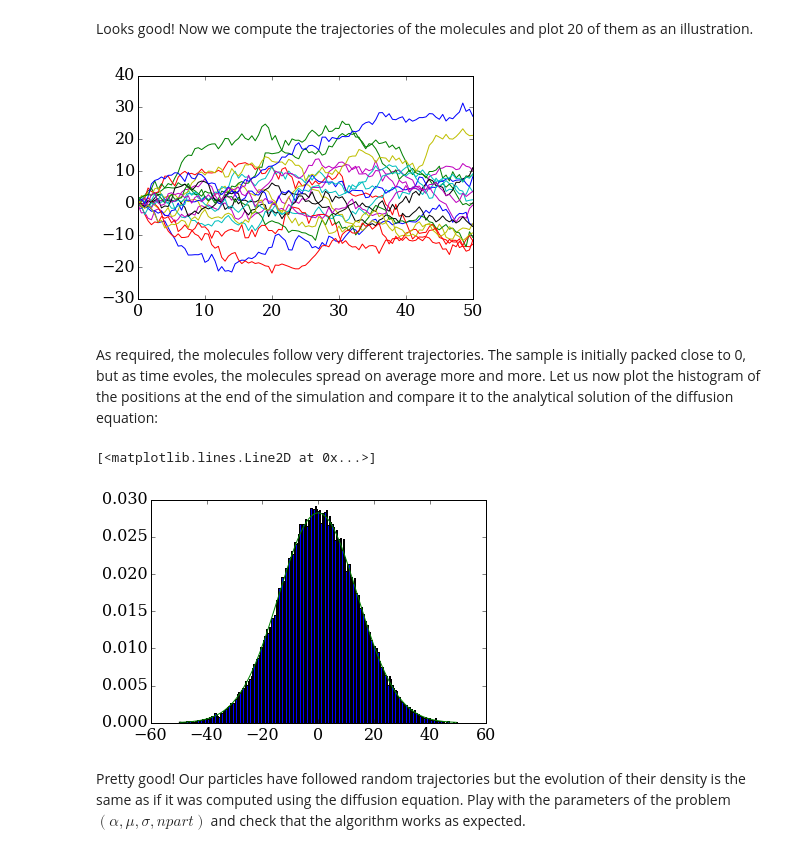
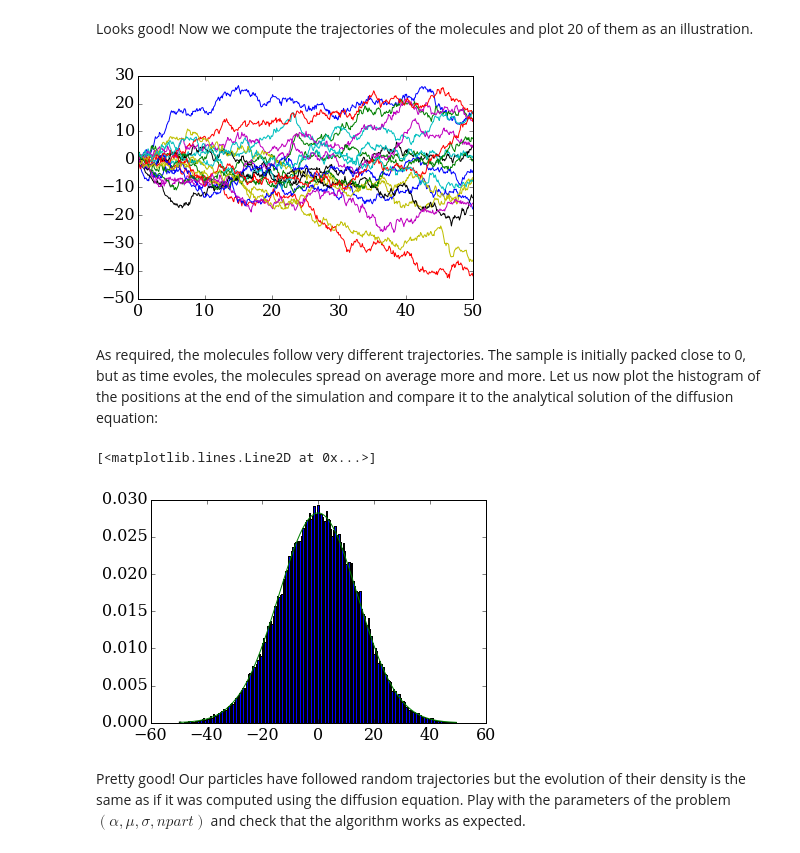
Before and after one commit to numerical-mooc/numerical-mooc, a Jupyter notebook: lessons/06_MonteCarlo/06_03_brownianMotion_2.ipynb, the cells around one changed output. Saved outputs shown, nothing was run; the diff lists cells and outputs as text; code cells hidden in the pictures.

```diff
--- a/lessons/06_MonteCarlo/06_03_brownianMotion_2.ipynb
+++ b/lessons/06_MonteCarlo/06_03_brownianMotion_2.ipynb
@@ -123,22 +125,22 @@ pyplot.plot(bin_centers, numpy.exp(-bin_centers**2/2.0)/numpy.sqrt(2*numpy.pi))
 Looks good! Now we compute the trajectories of the molecules and plot 20 of them as an illustration.
 # %%
 T=50.0
-nt=100
+nt=500
 dt=T/nt
 alpha=2.0
 
 t = numpy.arange(0,T+dt,dt)
 x = numpy.empty([nt+1,npart])
 
 x[0]=x0
 
 for i in range(nt):
     x[i+1]=x[i]+alpha*numpy.sqrt(dt)*numpy.random.normal(0,1,npart)
 
 for i in range(20):
     pyplot.plot(t,x[:,i])
 # %% [output]
-[figure, old version]
+[figure, new version]
 # %% [markdown]
 As required, the molecules follow very different trajectories. The sample is initially packed close to 0, but as time evoles, the molecules spread on average more and more. Let us now plot the histogram of the positions at the end of the simulation and compare it to the analytical solution of the diffusion equation:
 # %%
@@ -157,7 +159,7 @@ pyplot.plot(bin_centers, numpy.exp(-bin_centers**2/(2.0*alpha**2*T))\
                             / numpy.sqrt(2*numpy.pi*alpha**2*T))
 # %% [output]
 [<matplotlib.lines.Line2D at 0x...>]
-[figure, old version]
+[figure, new version]
 # %% [markdown]
 Pretty good! Our particles have followed random trajectories but the evolution of their density is the same as if it was computed using the diffusion equation. Play with the parameters of the problem $(\alpha, \mu, \sigma, npart)$ and check that the algorithm works as expected.
 # %% [markdown]
```
Also changed, not shown: parts of 6 cells of this notebook, 1 other file.
